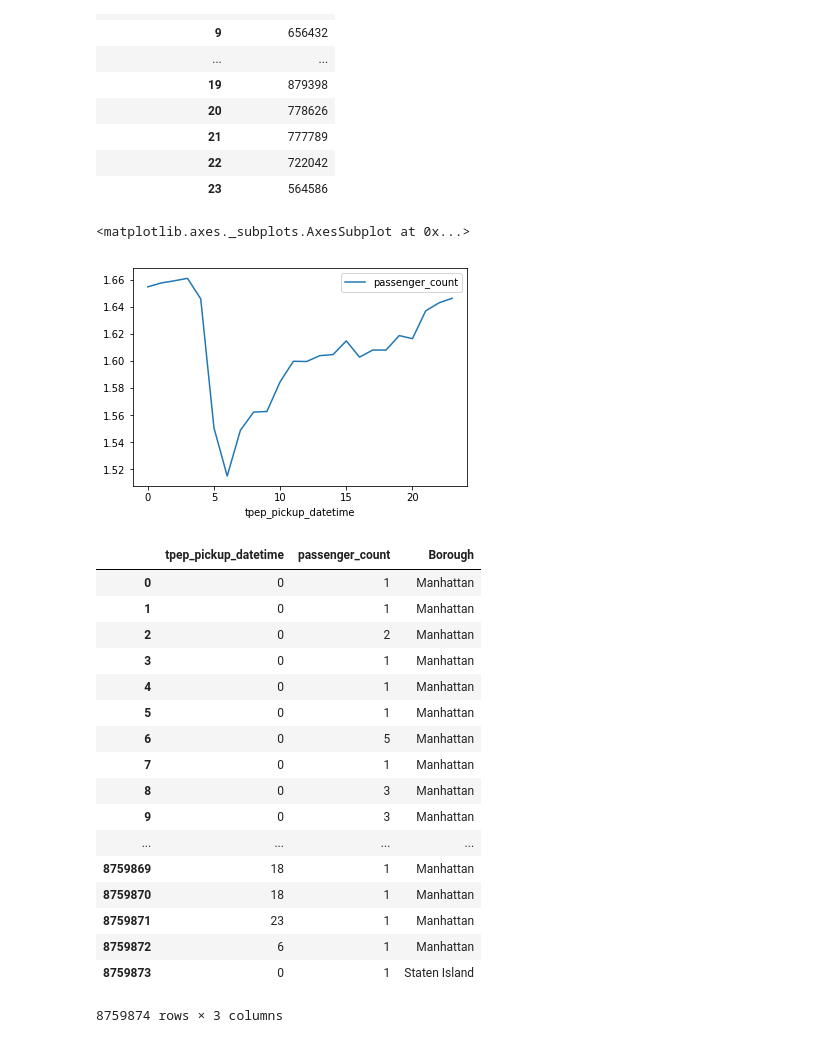
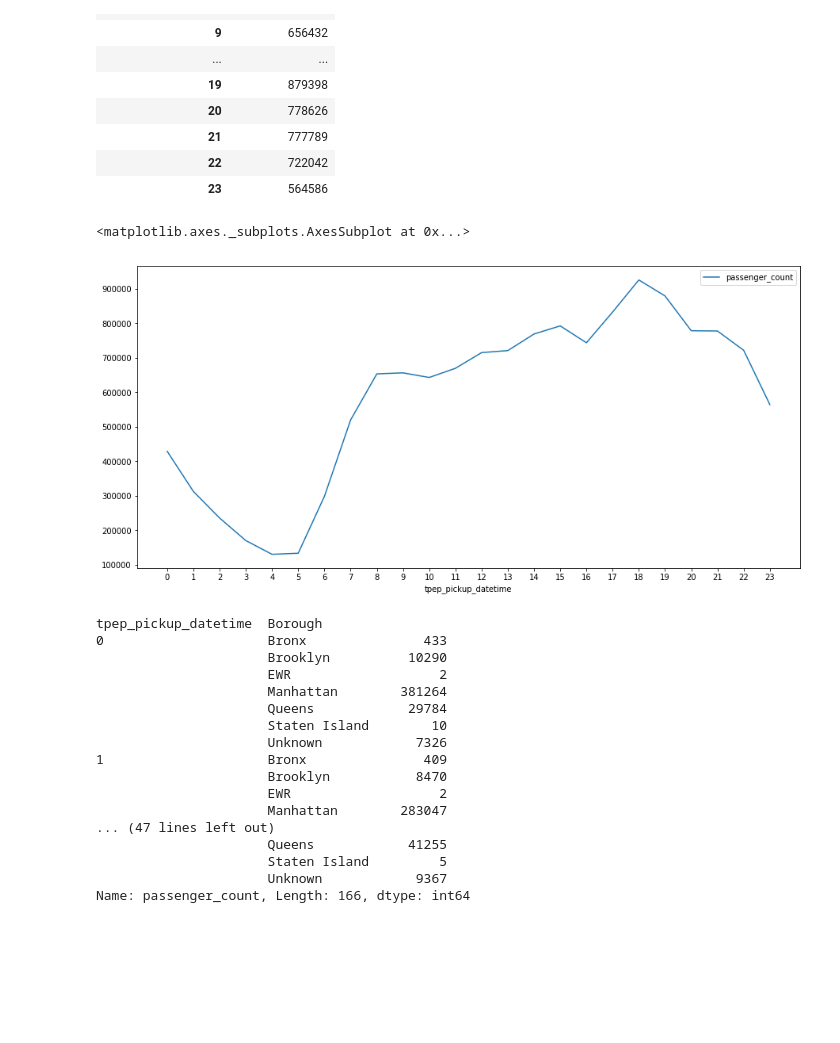
Before and after one commit to ha-ismail/ADM-HW2-G37, a Jupyter notebook: RQ2.ipynb, the cells around one changed output. Drawn from its saved outputs; the diff is of its cells as text; code cells hidden in the pictures; blank space fills up the shorter version.

Commit message:
HI: modified RQ2.jpynb, change mean to sum, the last plot outcome looks weird as we see Manhattan numbers are far higher than other borough

```diff
--- a/RQ2.ipynb
+++ b/RQ2.ipynb
@@ -120,13 +120,13 @@ qr2[['tpep_pickup_datetime','passenger_count']].groupby('tpep_pickup_datetime').
 | 22 | 722042 |
 | 23 | 564586 |
 # %%
-#fig, ax = plt.subplots(figsize=(15,7))
+fig, ax = plt.subplots(figsize=(15,7))
 # Modify the x-axis to show numbers between 0-23
-#plt.xticks(list(range(24)))
-qr2[['tpep_pickup_datetime','passenger_count']].groupby('tpep_pickup_datetime').mean().plot(kind="line")
+plt.xticks(list(range(24)))
+qr2[['tpep_pickup_datetime','passenger_count']].groupby('tpep_pickup_datetime').sum().plot(ax=ax,kind="line")
 # %% [output]
 <matplotlib.axes._subplots.AxesSubplot at 0x...>
-[figure, old version]
+[figure, new version]
 # %%
 '''
     Visualizing the number of passenger per hour in NY, we notice:
@@ -135,26 +138,26 @@ qr2[['tpep_pickup_datetime','passenger_count']].groupby('tpep_pickup_datetime').
 '''
 # %%
 # Group by time slots and Borough and calculate the mean of passengers
-qr2[['tpep_pickup_datetime','passenger_count','Borough']]
+qr2[['tpep_pickup_datetime','passenger_count','Borough']].groupby(['tpep_pickup_datetime','Borough'])['passenger_count'].sum()
+#qr2[['tpep_pickup_datetime','passenger_count','Borough']].groupby(['Borough','tpep_pickup_datetime']).['passenger_count'].sum()
 # %% [output]
-|  | tpep_pickup_datetime | passenger_count | Borough |
-| 0 | 0 | 1 | Manhattan |
-| 1 | 0 | 1 | Manhattan |
-| 2 | 0 | 2 | Manhattan |
-| 3 | 0 | 1 | Manhattan |
-| 4 | 0 | 1 | Manhattan |
-| 5 | 0 | 1 | Manhattan |
-| 6 | 0 | 5 | Manhattan |
-| 7 | 0 | 1 | Manhattan |
-| 8 | 0 | 3 | Manhattan |
-| 9 | 0 | 3 | Manhattan |
-| ... | ... | ... | ... |
-| 8759869 | 18 | 1 | Manhattan |
-| 8759870 | 18 | 1 | Manhattan |
-| 8759871 | 23 | 1 | Manhattan |
-| 8759872 | 6 | 1 | Manhattan |
-| 8759873 | 0 | 1 | Staten Island |
-8759874 rows × 3 columns
+tpep_pickup_datetime  Borough
+0                     Bronx               433
+                      Brooklyn          10290
+                      EWR                   2
+                      Manhattan        381264
+                      Queens            29784
+                      Staten Island        10
+                      Unknown            7326
+1                     Bronx               409
+                      Brooklyn           8470
+                      EWR                   2
+                      Manhattan        283047
+... (47 lines left out)
+                      Queens            41255
+                      Staten Island         5
+                      Unknown            9367
+Name: passenger_count, Length: 166, dtype: int64
 # %%
 fig, ax = plt.subplots(figsize=(15,7))
 # Modify the x-axis to show numbers between 0-23
```
Also changed, not shown: parts of 4 cells of this notebook.
